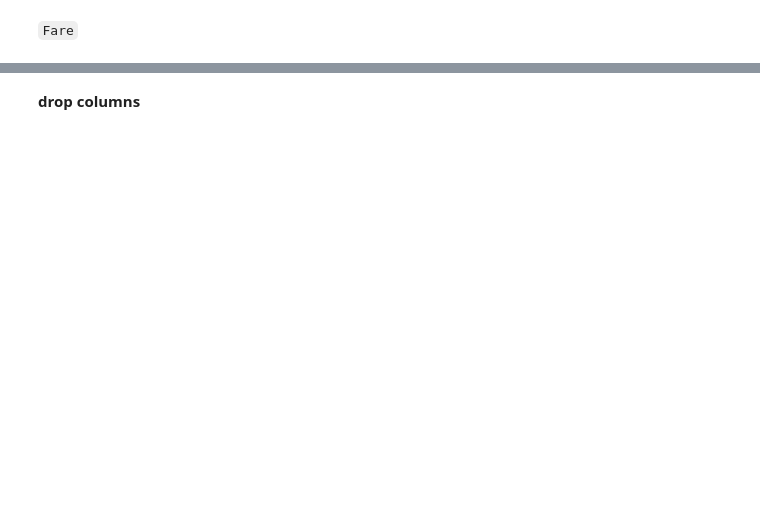
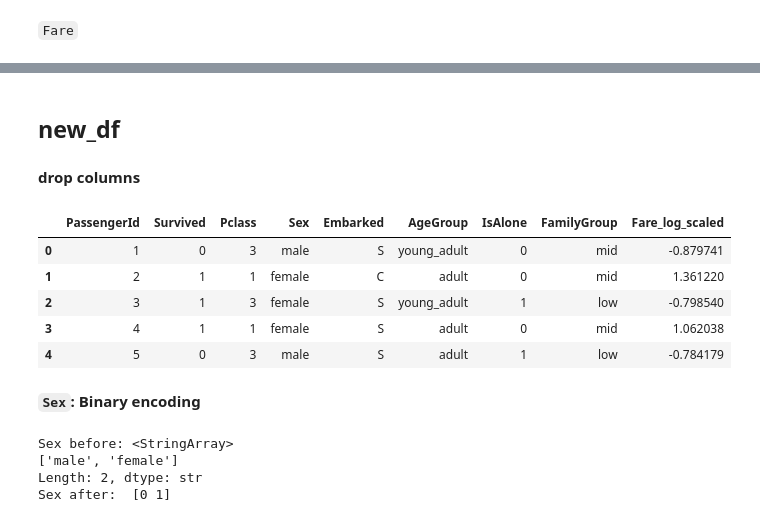
Before and after one commit to helben2002/TitanicCapstoneProject, a Jupyter notebook: ml/notebooks/ayda.ipynb, the cells around one changed output, grey strips where cells are left out. Drawn from its saved outputs; the diff is of its cells as text; code cells hidden in the pictures; blank space fills up the shorter version.

Commit message:
Binary encoding on sex

```diff
--- a/ml/notebooks/ayda.ipynb
+++ b/ml/notebooks/ayda.ipynb
@@ -335,7 +448,15 @@ plt.show()
+# %% [markdown]
+## new_df
 # %% [markdown]
 **drop columns**
 # %%
-df = df.copy()
-cols_to_drop = ["SibSp", "Parch", "Fare", "Fare_log"]
-df = df.drop(columns=cols_to_drop)
-df.head()
+cols_to_drop = ["Name", "FamilySize", "Age", "SibSp", "Parch", "Fare", "Fare_log"]
+new_df = df.copy().drop(columns=cols_to_drop)
+new_df.head()
+# %% [output]
+|  | PassengerId | Survived | Pclass | Sex | Embarked | AgeGroup | IsAlone | FamilyGroup | Fare_log_scaled |
+| 0 | 1 | 0 | 3 | male | S | young_adult | 0 | mid | -0.879741 |
+| 1 | 2 | 1 | 1 | female | C | adult | 0 | mid | 1.361220 |
+| 2 | 3 | 1 | 3 | female | S | young_adult | 1 | low | -0.798540 |
+| 3 | 4 | 1 | 1 | female | S | adult | 0 | mid | 1.062038 |
+| 4 | 5 | 0 | 3 | male | S | adult | 1 | low | -0.784179 |
@@ -350,0 +463,11 @@ encoded_df.head()
+# %% [markdown]
+**`Sex`: Binary encoding**
+# %%
+print(f"Sex before: {df['Sex'].unique()}")
+new_df["Sex"] = new_df["Sex"].map({"male": 0, "female": 1})
+print(f"Sex after:  {new_df['Sex'].unique()}")
+# %% [output]
+Sex before: <StringArray>
+['male', 'female']
+Length: 2, dtype: str
+Sex after:  [0 1]
```
Also changed, not shown: parts of 21 cells of this notebook.
